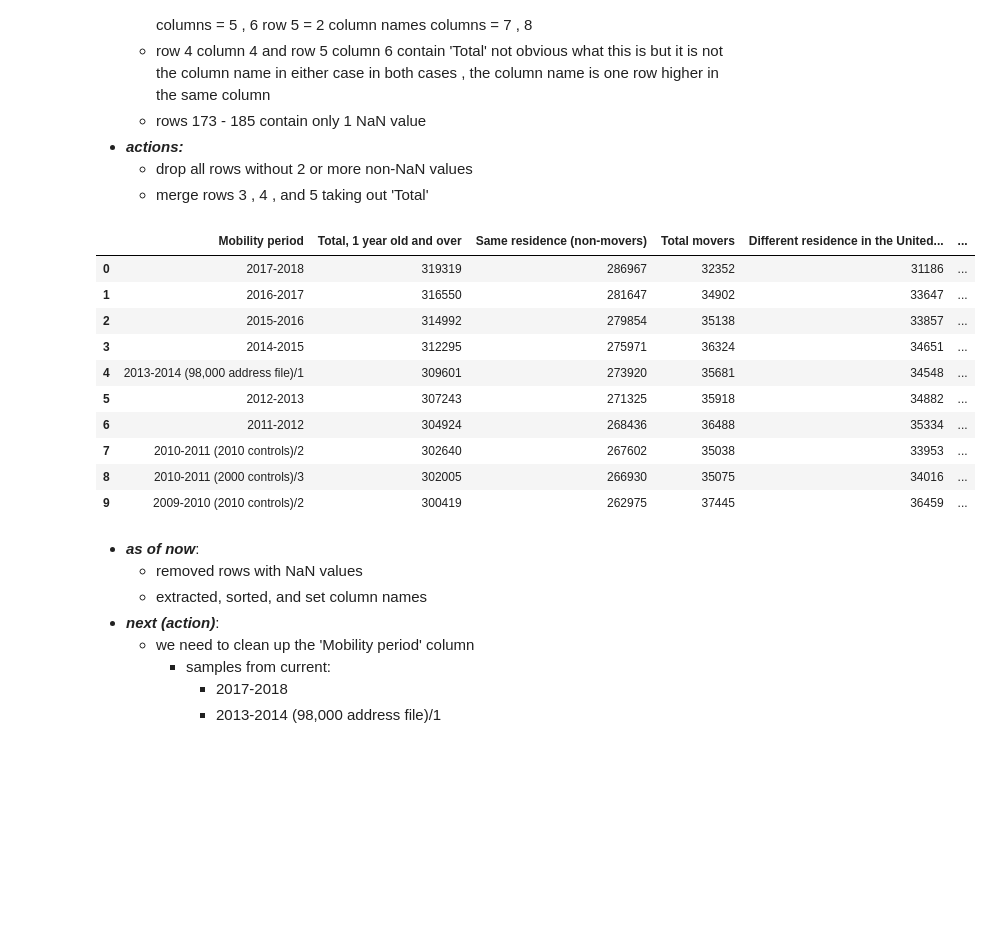
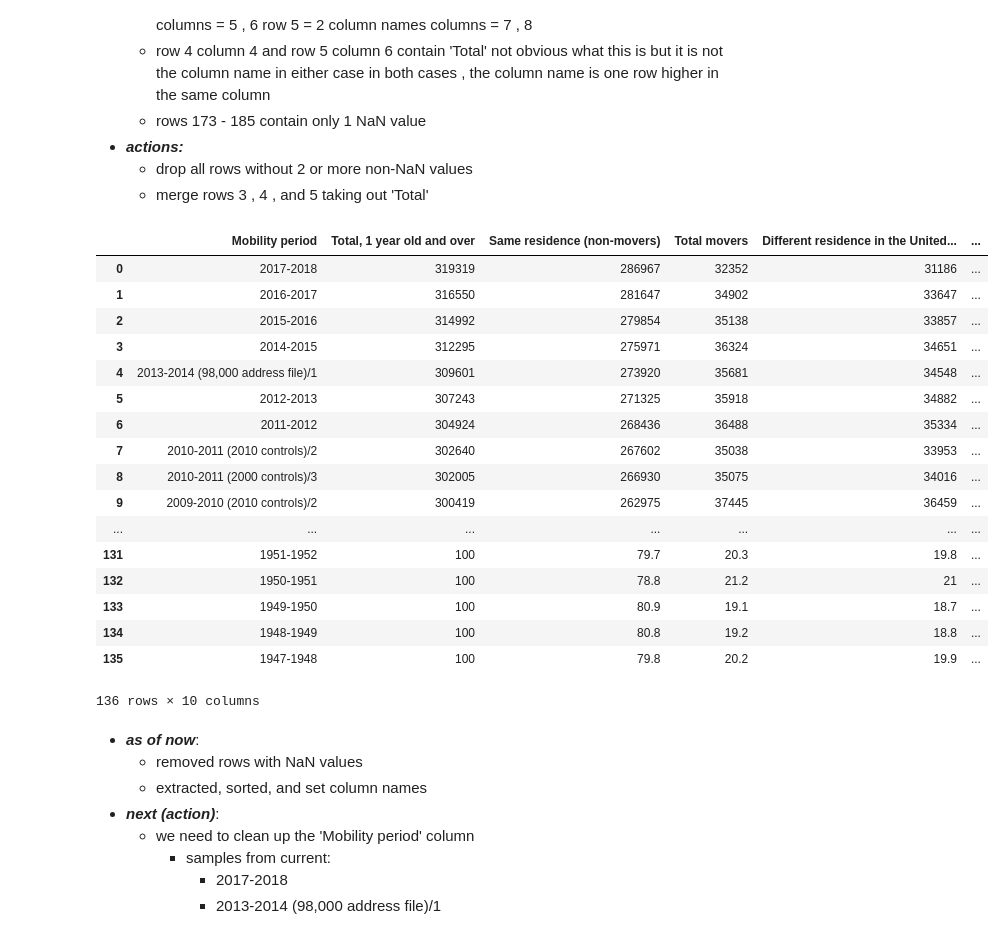
Before and after one commit to gumdropsteve/population_prophet, a Jupyter notebook: exploratory-data-analysis/hist-migration-geographic-mobility/historical-migration-geographic-mobility.ipynb, the cells around one changed output. Saved outputs shown, nothing was run; the diff lists cells and outputs as text; code cells hidden in the pictures; blank space fills up the shorter version.

```diff
--- a/exploratory-data-analysis/hist-migration-geographic-mobility/historical-migration-geographic-mobility.ipynb
+++ b/exploratory-data-analysis/hist-migration-geographic-mobility/historical-migration-geographic-mobility.ipynb
@@ -226,34 +226,41 @@ for column_name in col_names7to8:
     _ += 1
     # column_name is string (nan instances = float) and name is not 'Total'
     if isinstance( column_name , str ) and column_name != 'Total':
         # column_name is aligned to replace a nan
         if str( column_names[ _ ] ) == 'nan':
             # replace item in column_names with column_name
             column_names[ _ ] = column_name
 
 # (re)set column names
 df.columns = column_names
 
 # drop rows used to extract column names
 df = df[3:]
 
 # reset dataframe index
 df = df.reset_index( drop=True )
 
 # let's see
-df.head(10)
+df #.head(10)
 # %% [output]
 |  | Mobility period | Total, 1 year old and over | Same residence (non-movers) | Total movers | Different residence in the United... | ... |
 | 0 | 2017-2018 | 319319 | 286967 | 32352 | 31186 | ... |
 | 1 | 2016-2017 | 316550 | 281647 | 34902 | 33647 | ... |
 | 2 | 2015-2016 | 314992 | 279854 | 35138 | 33857 | ... |
 | 3 | 2014-2015 | 312295 | 275971 | 36324 | 34651 | ... |
 | 4 | 2013-2014 (98,000 address file)/1 | 309601 | 273920 | 35681 | 34548 | ... |
 | 5 | 2012-2013 | 307243 | 271325 | 35918 | 34882 | ... |
 | 6 | 2011-2012 | 304924 | 268436 | 36488 | 35334 | ... |
 | 7 | 2010-2011 (2010 controls)/2 | 302640 | 267602 | 35038 | 33953 | ... |
 | 8 | 2010-2011 (2000 controls)/3 | 302005 | 266930 | 35075 | 34016 | ... |
 | 9 | 2009-2010 (2010 controls)/2 | 300419 | 262975 | 37445 | 36459 | ... |
+| ... | ... | ... | ... | ... | ... | ... |
+| 131 | 1951-1952 | 100 | 79.7 | 20.3 | 19.8 | ... |
+| 132 | 1950-1951 | 100 | 78.8 | 21.2 | 21 | ... |
+| 133 | 1949-1950 | 100 | 80.9 | 19.1 | 18.7 | ... |
+| 134 | 1948-1949 | 100 | 80.8 | 19.2 | 18.8 | ... |
+| 135 | 1947-1948 | 100 | 79.8 | 20.2 | 19.9 | ... |
+136 rows × 10 columns
 # %% [markdown]
 - ***as of now***:
     - removed rows with NaN values
```
Also changed, not shown: parts of 9 cells of this notebook.
